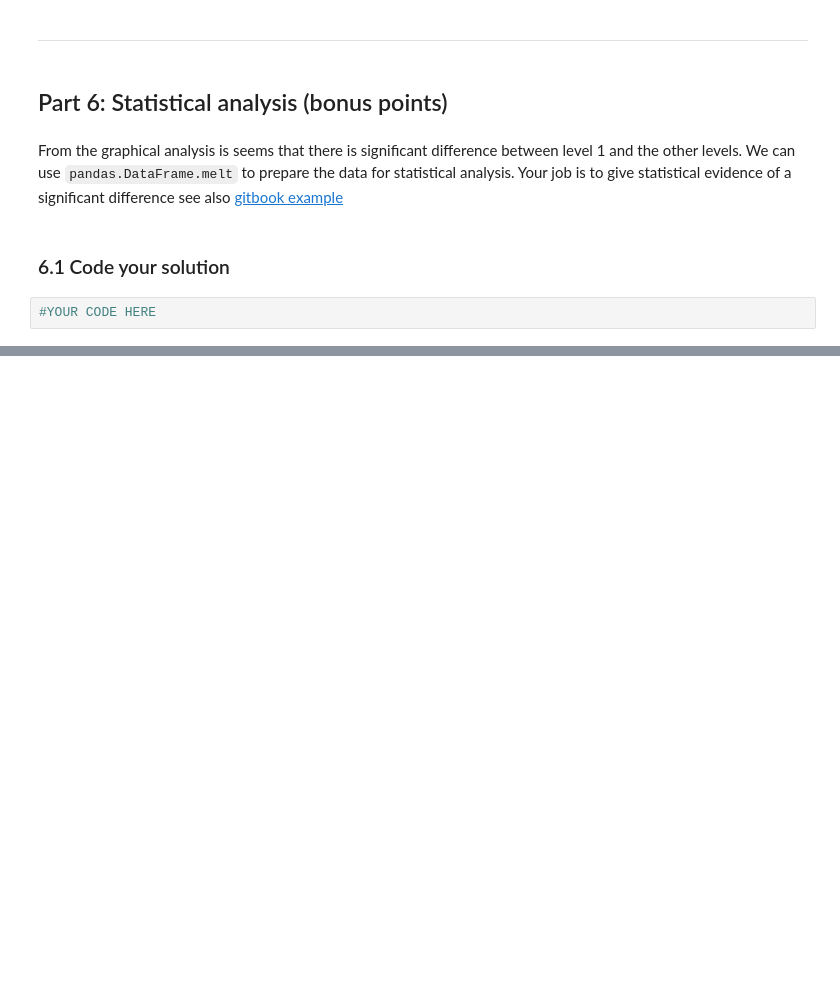
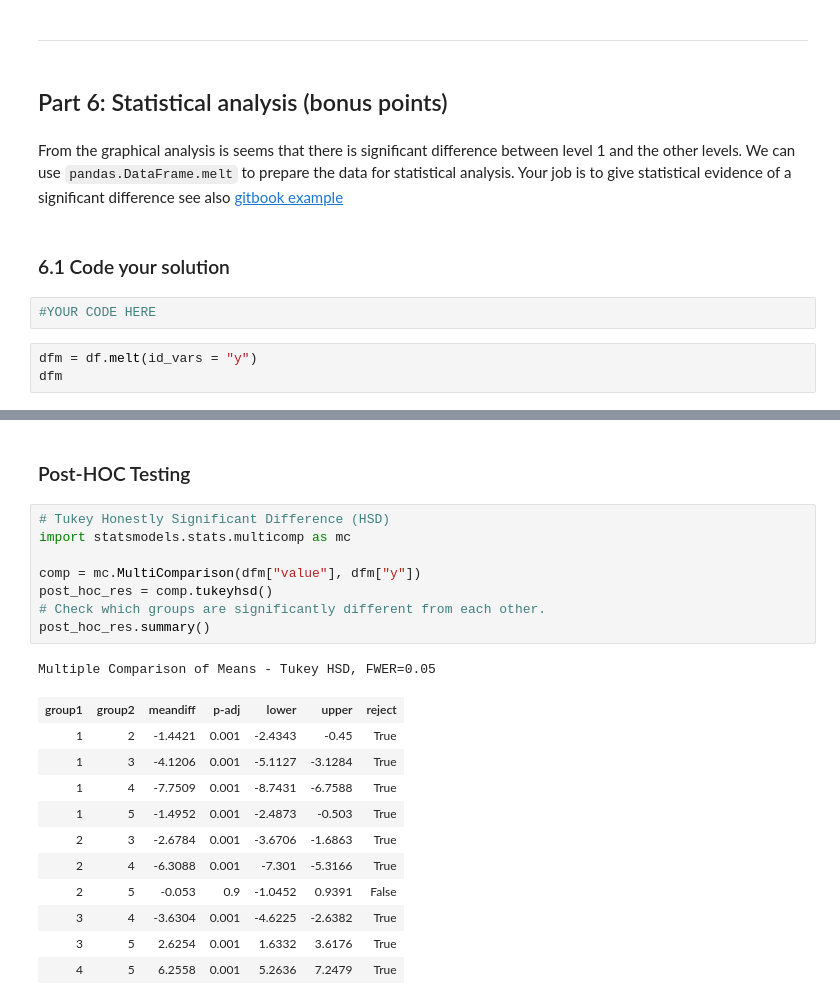
Before and after one commit to stijn-arends/BFVM19PROG1, a Jupyter notebook: assessments/Assignment_week_01.ipynb, the cells around one changed output, grey strips where cells are left out. Saved outputs shown, nothing was run; the diff lists cells and outputs as text; blank space fills up the shorter version.

Commit message:
Added code to perform one-way ANOVA and post-HOC testing using Tukey Honestly Significant Difference (HSD)

```diff
--- a/assessments/Assignment_week_01.ipynb
+++ b/assessments/Assignment_week_01.ipynb
@@ -518,3 +513,6 @@ From the graphical analysis is seems that there is significant difference betwee
 ### 6.1 Code your solution
 # %%
 #YOUR CODE HERE
+# %%
+dfm = df.melt(id_vars = "y")
+dfm
@@ -520,0 +596,23 @@ From the graphical analysis is seems that there is significant difference betwee
+# %% [markdown]
+### Post-HOC Testing
+# %%
+# Tukey Honestly Significant Difference (HSD)
+import statsmodels.stats.multicomp as mc
+
+comp = mc.MultiComparison(dfm["value"], dfm["y"])
+post_hoc_res = comp.tukeyhsd()
+# Check which groups are significantly different from each other.
+post_hoc_res.summary()
+# %% [output]
+Multiple Comparison of Means - Tukey HSD, FWER=0.05
+| group1 | group2 | meandiff | p-adj | lower | upper | reject |
+| 1 | 2 | -1.4421 | 0.001 | -2.4343 | -0.45 | True |
+| 1 | 3 | -4.1206 | 0.001 | -5.1127 | -3.1284 | True |
+| 1 | 4 | -7.7509 | 0.001 | -8.7431 | -6.7588 | True |
+| 1 | 5 | -1.4952 | 0.001 | -2.4873 | -0.503 | True |
+| 2 | 3 | -2.6784 | 0.001 | -3.6706 | -1.6863 | True |
+| 2 | 4 | -6.3088 | 0.001 | -7.301 | -5.3166 | True |
+| 2 | 5 | -0.053 | 0.9 | -1.0452 | 0.9391 | False |
+| 3 | 4 | -3.6304 | 0.001 | -4.6225 | -2.6382 | True |
+| 3 | 5 | 2.6254 | 0.001 | 1.6332 | 3.6176 | True |
+| 4 | 5 | 6.2558 | 0.001 | 5.2636 | 7.2479 | True |
```
Also changed, not shown: parts of 7 cells of this notebook.
